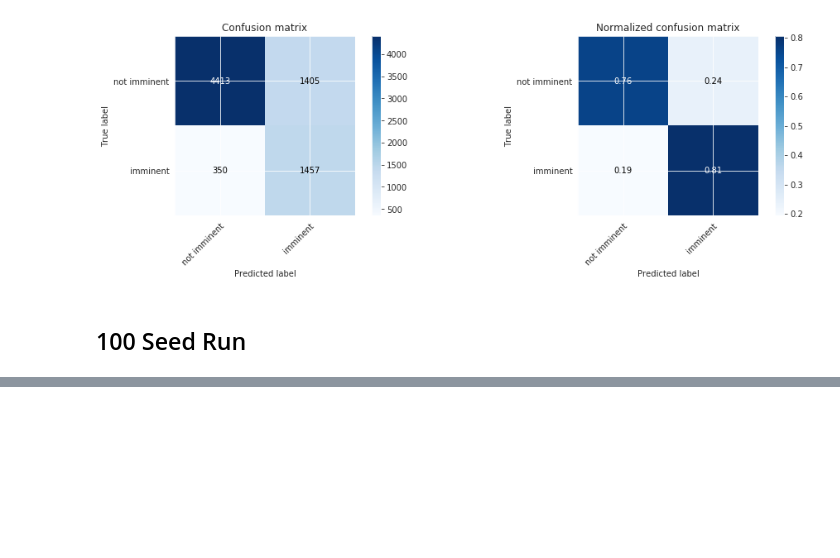
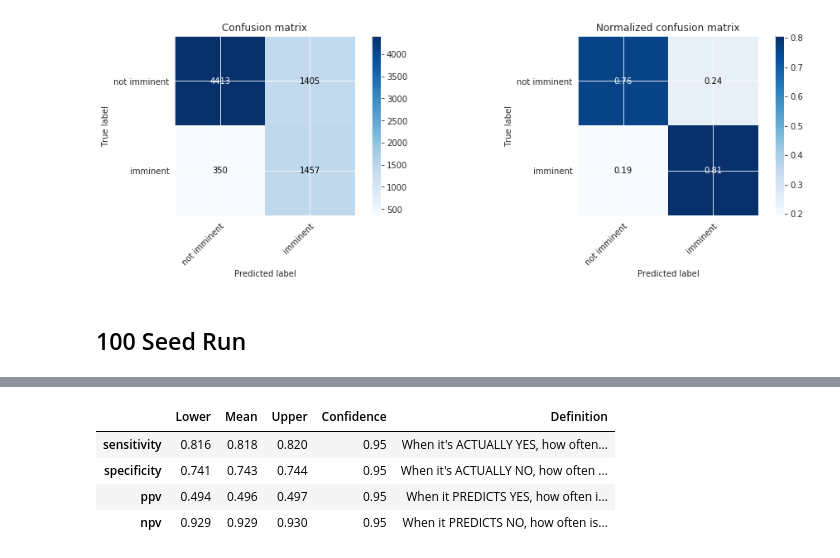
Before and after one commit to sudarshan85/imminent-adm-mimic, a Jupyter notebook: gbm/gbm_classifier.ipynb, the cells around one changed output, grey strips where cells are left out. Saved outputs shown, nothing was run; the diff lists cells and outputs as text; code cells hidden in the pictures; blank space fills up the shorter version.

```diff
--- a/gbm/gbm_classifier.ipynb
+++ b/gbm/gbm_classifier.ipynb
@@ -172,0 +210,8 @@ with open(args.workdir/f'preds.pkl', 'wb') as f:
+# %%
+bam.get_avg_metrics(conf=0.95)
+# %% [output]
+|  | Lower | Mean | Upper | Confidence | Definition |
+| sensitivity | 0.816 | 0.818 | 0.820 | 0.95 | When it's ACTUALLY YES, how often... |
+| specificity | 0.741 | 0.743 | 0.744 | 0.95 | When it's ACTUALLY NO, how often ... |
+| ppv | 0.494 | 0.496 | 0.497 | 0.95 | When it PREDICTS YES, how often i... |
+| npv | 0.929 | 0.929 | 0.930 | 0.95 | When it PREDICTS NO, how often is... |
```
Also changed, not shown: parts of 13 cells of this notebook.
